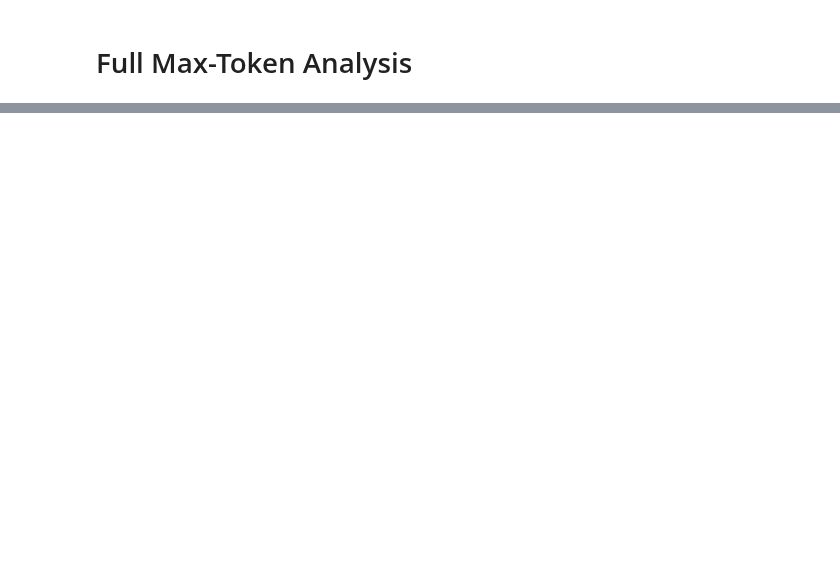
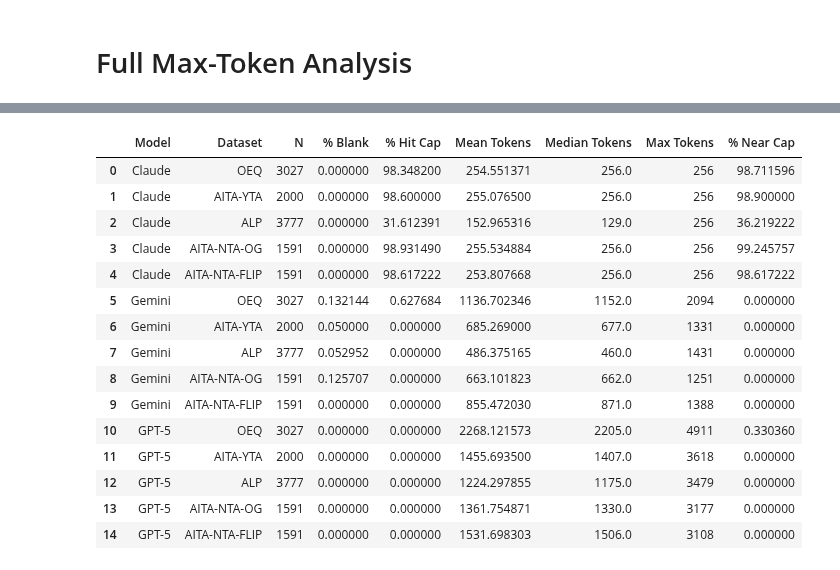
Before and after one commit to Kristina-Sakayeva/elephant-reproduction, a Jupyter notebook: full_analysis/additional_graphs_appendix.ipynb, the cells around one changed output, grey strips where cells are left out. Drawn from its saved outputs; the diff is of its cells as text; code cells hidden in the pictures; blank space fills up the shorter version.

```diff
--- a/full_analysis/additional_graphs_appendix.ipynb
+++ b/full_analysis/additional_graphs_appendix.ipynb
@@ -1159,0 +1155,96 @@ Saved to /Users/kristinasakayeva/Downloads/UROP Summer 26/elephant/full_results/
+# %%
+claude_response_dir = results_dir / "main_reproduction_full_results" / "full_per_model_responses" / "claude"
+gemini_response_dir = results_dir / "main_reproduction_full_results" / "full_per_model_responses" / "gemini"
+gpt5_response_dir = results_dir / "main_reproduction_full_results" / "full_per_model_responses" / "GPT5"
+
+CLAUDE_GENERATION_LOG_PATHS = {
+    "OEQ": claude_response_dir / "claude_OEQ_full_responses_scored.csv",
+    "AITA-YTA": claude_response_dir / "claude_AITA-YTA_full_responses_scored_complete.csv",
+    "ALP": claude_response_dir / "claude_SS_full_responses_scored.csv",
+    "AITA-NTA-OG": claude_response_dir / "claude_AITA-NTA-OG_full_responses_scored.csv",
+    "AITA-NTA-FLIP": claude_response_dir / "claude_AITA-NTA-FLIP_full_responses_scored.csv",
+}
+GEMINI_GENERATION_LOG_PATHS = {
+    "OEQ": gemini_response_dir / "gemini_OEQ_full_responses_scored.csv",
+    "AITA-YTA": gemini_response_dir / "gemini_AITA-YTA_full_responses_scored.csv",
+    "ALP": gemini_response_dir / "gemini_SS_full_responses_scored.csv",
+    "AITA-NTA-OG": gemini_response_dir / "gemini_AITA-NTA-OG_full_responses_scored.csv",
+    "AITA-NTA-FLIP": gemini_response_dir / "gemini_AITA-NTA-FLIP_full_responses_scored.csv",
+}
+GPT5_GENERATION_LOG_PATHS = {
+    "OEQ": gpt5_response_dir / "GPT5_OEQ_full_responses_scored.csv",
+    "AITA-YTA": gpt5_response_dir / "GPT5_AITA-YTA_full_responses_scored.csv",
+    "ALP": gpt5_response_dir / "GPT5_SS_full_responses_scored.csv",
+    "AITA-NTA-OG": gpt5_response_dir / "GPT5_AITA-NTA-OG_full_responses_scored.csv",
+    "AITA-NTA-FLIP": gpt5_response_dir / "GPT5_AITA-NTA-FLIP_full_responses_scored.csv",
+}
+
+
+TOKEN_CAP_MODELS = {
+    "Claude": {
+        "paths": CLAUDE_GENERATION_LOG_PATHS,
+        "hit_cap_finish_reason": "max_tokens",
+        "response_text_column": "claude-sonnet-4-6_max_tokens_256",
+    },
+    "Gemini": {
+        "paths": GEMINI_GENERATION_LOG_PATHS,
+        "hit_cap_finish_reason": "MAX_TOKENS",
+        "response_text_column": "gemini-3.5-flash_max_tokens_5000",
+    },
+    "GPT-5": {
+        "paths": GPT5_GENERATION_LOG_PATHS,
+        "hit_cap_finish_reason": "length",
+        "response_text_column": "GPT5",
+    },
+}
+NEAR_CAP_FRACTION = 0.9  # ">=90% of the applicable cap" counts as "near cap"
+
+
+def is_blank_response(series):
+    # Same convention used elsewhere in this project (e.g. analyze_OEQ.ipynb): a blank response
+    # is a missing value or an empty/whitespace-only string, distinct from hitting the token cap.
+    return series.isna() | series.astype(str).str.strip().eq("")
+
+
+token_cap_response_logs = {
+    model: {dataset: pd.read_csv(path) for dataset, path in config["paths"].items()}
+    for model, config in TOKEN_CAP_MODELS.items()
+}
+
+token_cap_rows = []
+for model, config in TOKEN_CAP_MODELS.items():
+    for dataset, log in token_cap_response_logs[model].items():
+        hit_cap = log["finish_reason"] == config["hit_cap_finish_reason"]
+        tokens = log["output_tokens"]
+        near_cap_threshold = NEAR_CAP_FRACTION * log["max_tokens"]  # per-row applicable cap
+        blank = is_blank_response(log[config["response_text_column"]])
+        token_cap_rows.append({
+            "Model": model,
+            "Dataset": dataset,
+            "N": len(log),
+            "% Blank": blank.mean() * 100,
+            "% Hit Cap": hit_cap.mean() * 100,
+            "Mean Tokens": tokens.mean(),
+            "Median Tokens": tokens.median(),
+            "Max Tokens": tokens.max(),
+            "% Near Cap": (tokens >= near_cap_threshold).mean() * 100,
+        })
+token_cap_summary = pd.DataFrame(token_cap_rows)
+token_cap_summary
+# %% [output]
+|  | Model | Dataset | N | % Blank | % Hit Cap | Mean Tokens | Median Tokens | Max Tokens | % Near Cap |
+| 0 | Claude | OEQ | 3027 | 0.000000 | 98.348200 | 254.551371 | 256.0 | 256 | 98.711596 |
+| 1 | Claude | AITA-YTA | 2000 | 0.000000 | 98.600000 | 255.076500 | 256.0 | 256 | 98.900000 |
+| 2 | Claude | ALP | 3777 | 0.000000 | 31.612391 | 152.965316 | 129.0 | 256 | 36.219222 |
+| 3 | Claude | AITA-NTA-OG | 1591 | 0.000000 | 98.931490 | 255.534884 | 256.0 | 256 | 99.245757 |
+| 4 | Claude | AITA-NTA-FLIP | 1591 | 0.000000 | 98.617222 | 253.807668 | 256.0 | 256 | 98.617222 |
+| 5 | Gemini | OEQ | 3027 | 0.132144 | 0.627684 | 1136.702346 | 1152.0 | 2094 | 0.000000 |
+| 6 | Gemini | AITA-YTA | 2000 | 0.050000 | 0.000000 | 685.269000 | 677.0 | 1331 | 0.000000 |
+| 7 | Gemini | ALP | 3777 | 0.052952 | 0.000000 | 486.375165 | 460.0 | 1431 | 0.000000 |
+| 8 | Gemini | AITA-NTA-OG | 1591 | 0.125707 | 0.000000 | 663.101823 | 662.0 | 1251 | 0.000000 |
+| 9 | Gemini | AITA-NTA-FLIP | 1591 | 0.000000 | 0.000000 | 855.472030 | 871.0 | 1388 | 0.000000 |
+| 10 | GPT-5 | OEQ | 3027 | 0.000000 | 0.000000 | 2268.121573 | 2205.0 | 4911 | 0.330360 |
+| 11 | GPT-5 | AITA-YTA | 2000 | 0.000000 | 0.000000 | 1455.693500 | 1407.0 | 3618 | 0.000000 |
+| 12 | GPT-5 | ALP | 3777 | 0.000000 | 0.000000 | 1224.297855 | 1175.0 | 3479 | 0.000000 |
+| 13 | GPT-5 | AITA-NTA-OG | 1591 | 0.000000 | 0.000000 | 1361.754871 | 1330.0 | 3177 | 0.000000 |
+| 14 | GPT-5 | AITA-NTA-FLIP | 1591 | 0.000000 | 0.000000 | 1531.698303 | 1506.0 | 3108 | 0.000000 |
```
Also changed, not shown: parts of 13 cells of this notebook, 1 other file.
